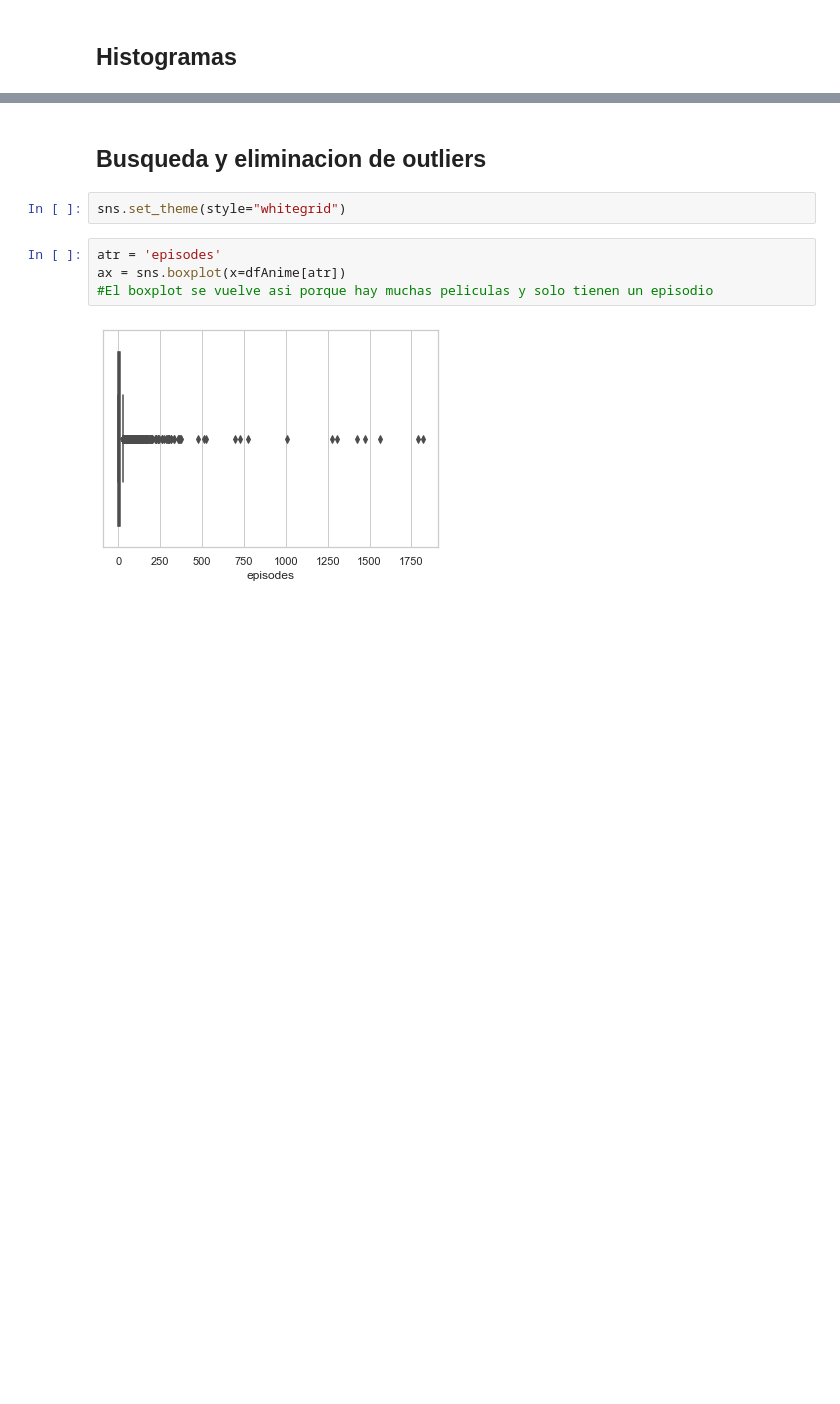
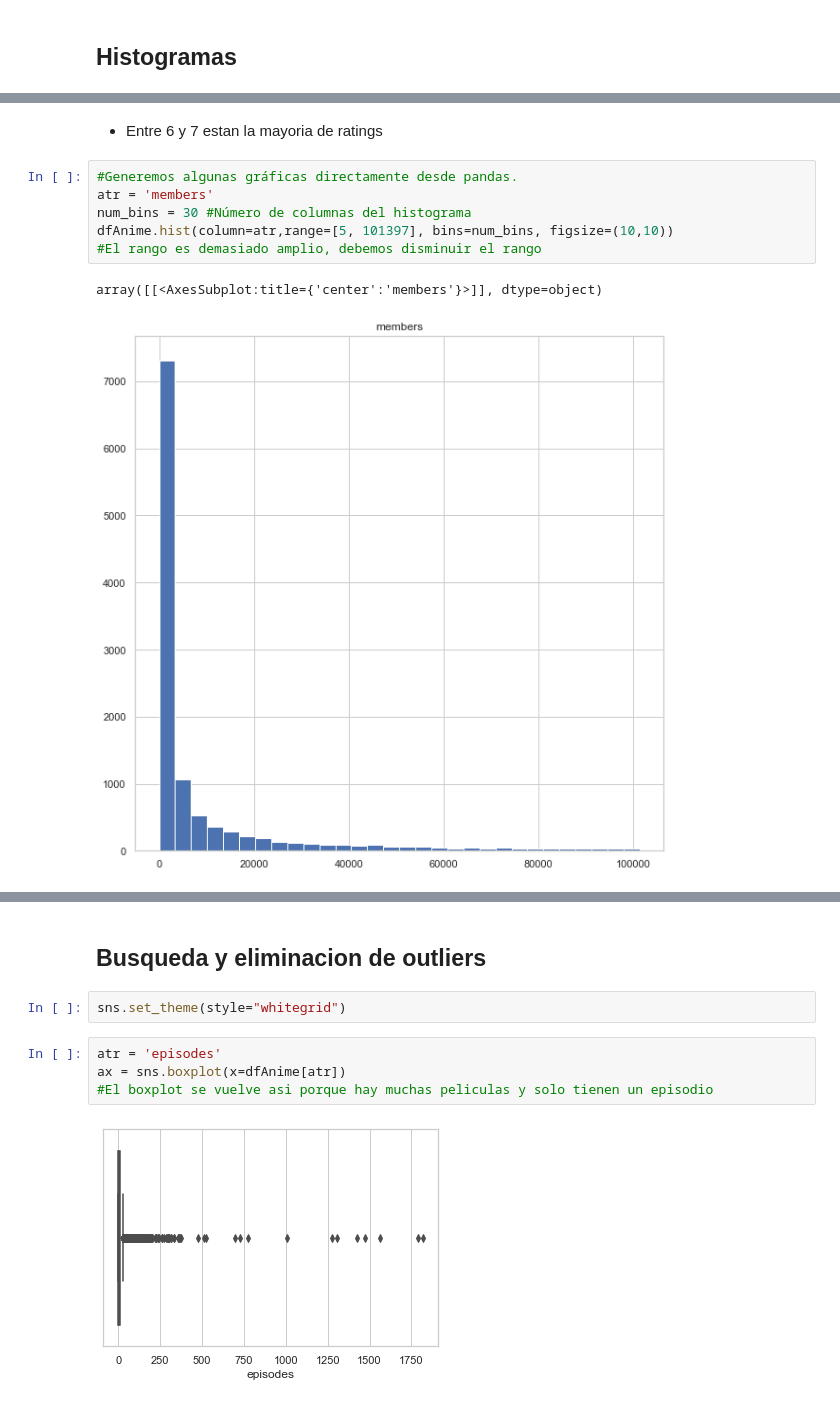
Before and after one commit to 1KVueltasAlCampo/AI-anime-recomendation, a Jupyter notebook: 1raEntrega/Codigo/EDARecomendacionAnime.ipynb, the cells around one changed output, grey strips where cells are left out. Saved outputs shown, nothing was run; the diff lists cells and outputs as text; blank space fills up the shorter version.

```diff
--- a/1raEntrega/Codigo/EDARecomendacionAnime.ipynb
+++ b/1raEntrega/Codigo/EDARecomendacionAnime.ipynb
@@ -146,0 +205,11 @@ array([[<AxesSubplot:title={'center':'episodes'}>]], dtype=object)
+# %% [markdown]
++ Entre 6 y 7 estan la mayoria de ratings
+# %%
+#Generemos algunas gráficas directamente desde pandas.
+atr = 'members'
+num_bins = 30 #Número de columnas del histograma
+dfAnime.hist(column=atr,range=[5, 101397], bins=num_bins, figsize=(10,10))
+#El rango es demasiado amplio, debemos disminuir el rango
+# %% [output]
+array([[<AxesSubplot:title={'center':'members'}>]], dtype=object)
+[figure, added]
```
Also changed, not shown: parts of 15 cells of this notebook.
